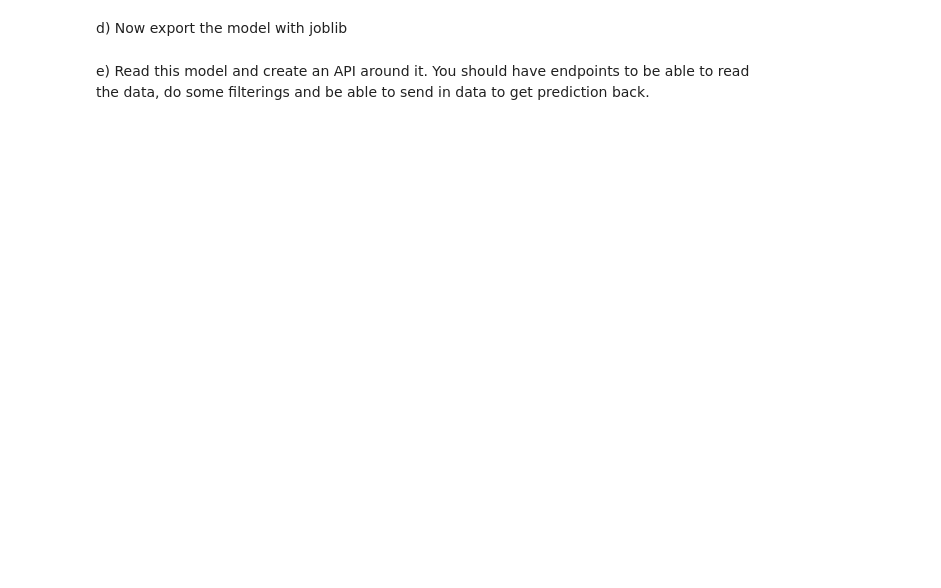
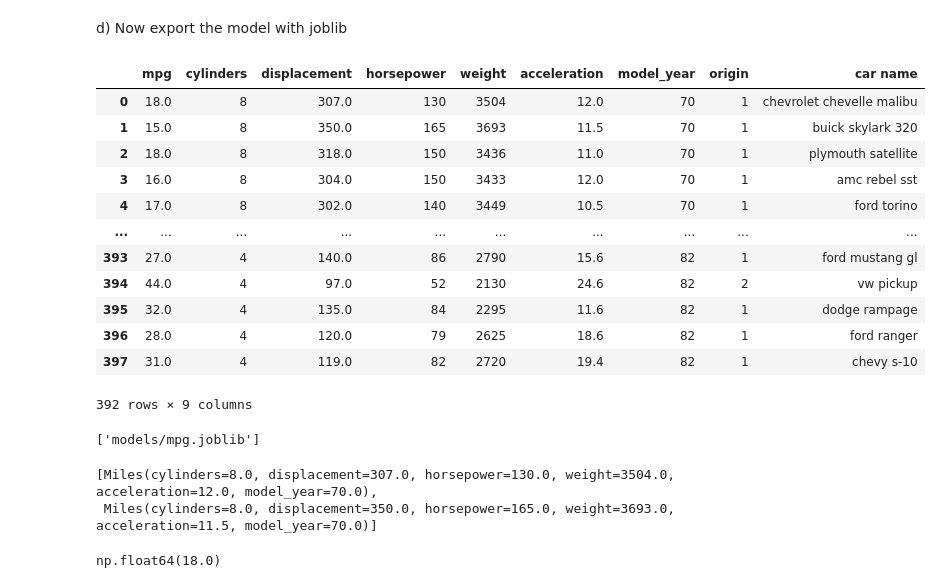
Before and after one commit to Natali-Dev/ai_engineering_natali_harju, a Jupyter notebook: exercises/4_FastAPI/2_Serve_ML/2_Serve_ML.ipynb, the cells around one changed output. Saved outputs shown, nothing was run; the diff lists cells and outputs as text; code cells hidden in the pictures; blank space fills up the shorter version.

Commit message:
creating fastapi and adding random forest prediction

```diff
--- a/exercises/4_FastAPI/2_Serve_ML/2_Serve_ML.ipynb
+++ b/exercises/4_FastAPI/2_Serve_ML/2_Serve_ML.ipynb
@@ -270,4 +264,70 @@ df_final_metric
 # %% [markdown]
 d) Now export the model with joblib
-# %% [markdown]
-e) Read this model and create an API around it. You should have endpoints to be able to read the data, do some filterings and be able to send in data to get prediction back.
+# %%
+df.head(1)
+df = df.rename(columns={"model year": "model_year"})
+df
+# %% [output]
+|  | mpg | cylinders | displacement | horsepower | weight | acceleration | model_year | origin | car name |
+| 0 | 18.0 | 8 | 307.0 | 130 | 3504 | 12.0 | 70 | 1 | chevrolet chevelle malibu |
+| 1 | 15.0 | 8 | 350.0 | 165 | 3693 | 11.5 | 70 | 1 | buick skylark 320 |
+| 2 | 18.0 | 8 | 318.0 | 150 | 3436 | 11.0 | 70 | 1 | plymouth satellite |
+| 3 | 16.0 | 8 | 304.0 | 150 | 3433 | 12.0 | 70 | 1 | amc rebel sst |
+| 4 | 17.0 | 8 | 302.0 | 140 | 3449 | 10.5 | 70 | 1 | ford torino |
+| ... | ... | ... | ... | ... | ... | ... | ... | ... | ... |
+| 393 | 27.0 | 4 | 140.0 | 86 | 2790 | 15.6 | 82 | 1 | ford mustang gl |
+| 394 | 44.0 | 4 | 97.0 | 52 | 2130 | 24.6 | 82 | 2 | vw pickup |
+| 395 | 32.0 | 4 | 135.0 | 84 | 2295 | 11.6 | 82 | 1 | dodge rampage |
+| 396 | 28.0 | 4 | 120.0 | 79 | 2625 | 18.6 | 82 | 1 | ford ranger |
+| 397 | 31.0 | 4 | 119.0 | 82 | 2720 | 19.4 | 82 | 1 | chevy s-10 |
+392 rows × 9 columns
+# %%
+import joblib
+from sklearn.ensemble import RandomForestRegressor
+X, y = df.drop(columns=["mpg", "car name","origin",]), df["mpg"]
+
+model = RandomForestRegressor()
+model.fit(X,y)
+
+joblib.dump(model, "models/mpg.joblib", compress=("xz", 3), protocol=5)
+# %% [output]
+['models/mpg.joblib']
+# %%
+import pandas as pd
+from pydantic import BaseModel
+import json
+# df = pd.read_csv("auto-mpg.csv")
+# data = json.loads(df)
+class Miles(BaseModel):
+    cylinders: float
+    displacement: float
+    horsepower: float
+    weight: float
+    acceleration: float
+    model_year: float
+
+miles = []
+miles_dict = df.to_dict(orient="records")
+for data in miles_dict:
+    miles.append(Miles.model_validate(data))
+miles[:2]
+# miles_dict
+# feature_importance = pd.DataFrame([X.columns, model.feature_importances_])
+# feature_importance = feature_importance.T
+# feature_importance.columns = ["Feature", "Importance"]
+# feature_importance.sort_values(by= "Importance", ascending=False)
+{
+  "cylinders": 8,
+  "displacement": 307,
+  "horsepower": 130,
+  "weight": 3504,
+  "acceleration": 12,
+  "model_year": 70
+}
+# %% [output]
+[Miles(cylinders=8.0, displacement=307.0, horsepower=130.0, weight=3504.0, acceleration=12.0, model_year=70.0),
+ Miles(cylinders=8.0, displacement=350.0, horsepower=165.0, weight=3693.0, acceleration=11.5, model_year=70.0)]
+# %%
+df["mpg"].iloc[0]
+# %% [output]
+np.float64(18.0)
```
Also changed, not shown: parts of 5 cells of this notebook, 3 other files.
